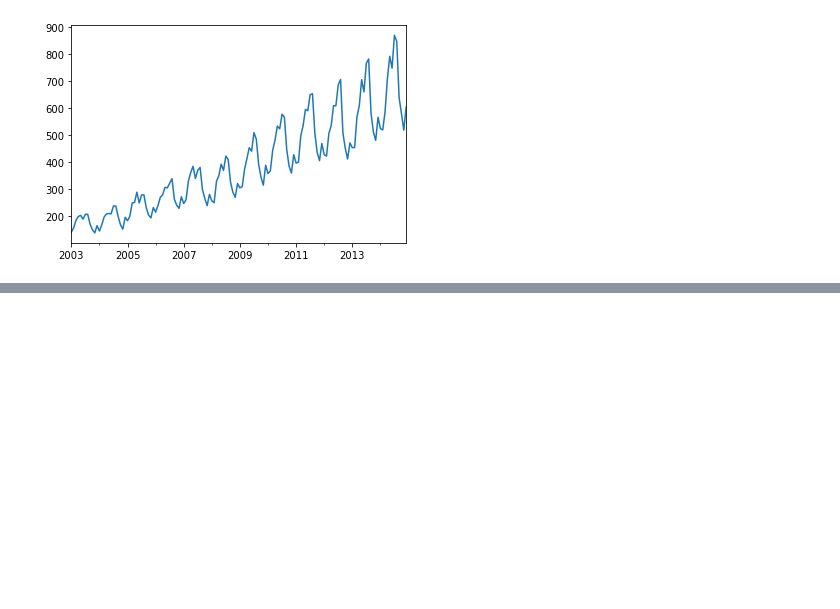
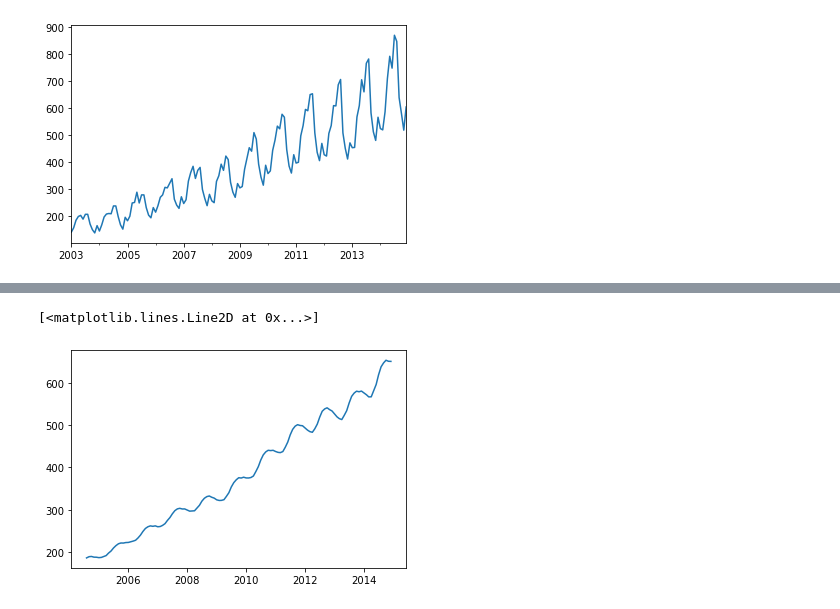
Before and after one commit to FazlullahBokhari/AI.workspace, a Jupyter notebook: Time Series.ipynb, the cells around one changed output, grey strips where cells are left out. Drawn from its saved outputs; the diff is of its cells as text; code cells hidden in the pictures; blank space fills up the shorter version.

```diff
--- a/Time Series.ipynb
+++ b/Time Series.ipynb
@@ -362,0 +383,5 @@ plt.plot(ts_sales.rolling(window=12).mean())
+# %%
+plt.plot(ts_sales.rolling(window=20).mean())
+# %% [output]
+[<matplotlib.lines.Line2D at 0x...>]
+[figure, added]
```
Also changed, not shown: parts of 45 cells of this notebook.
